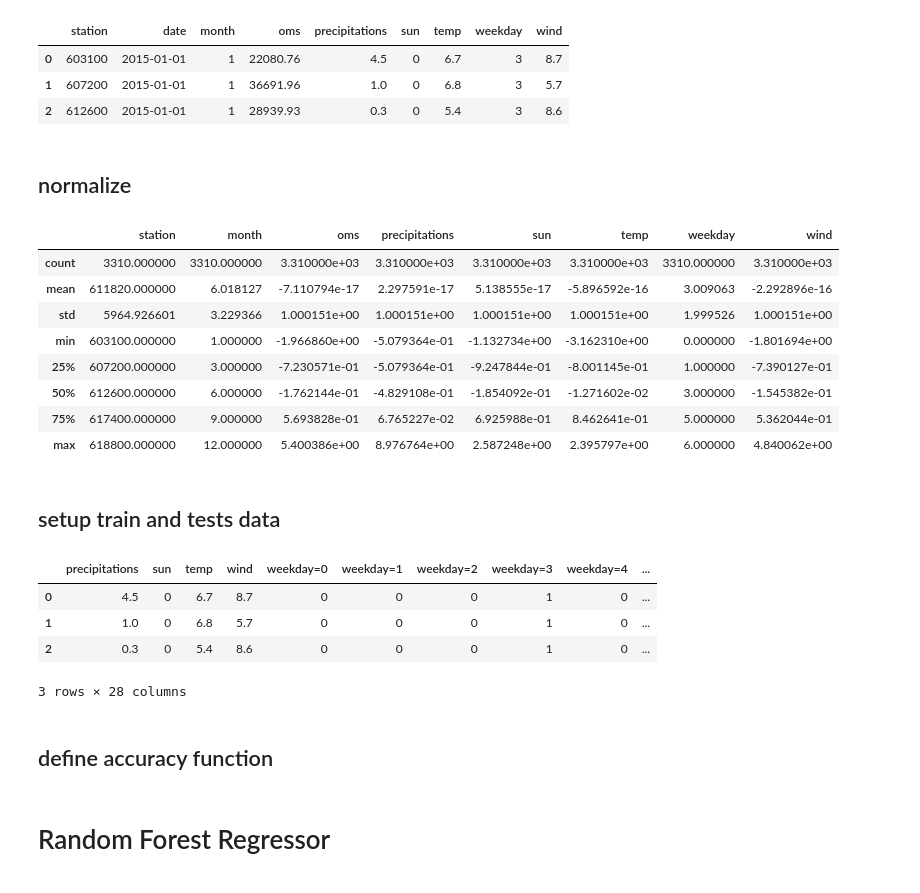
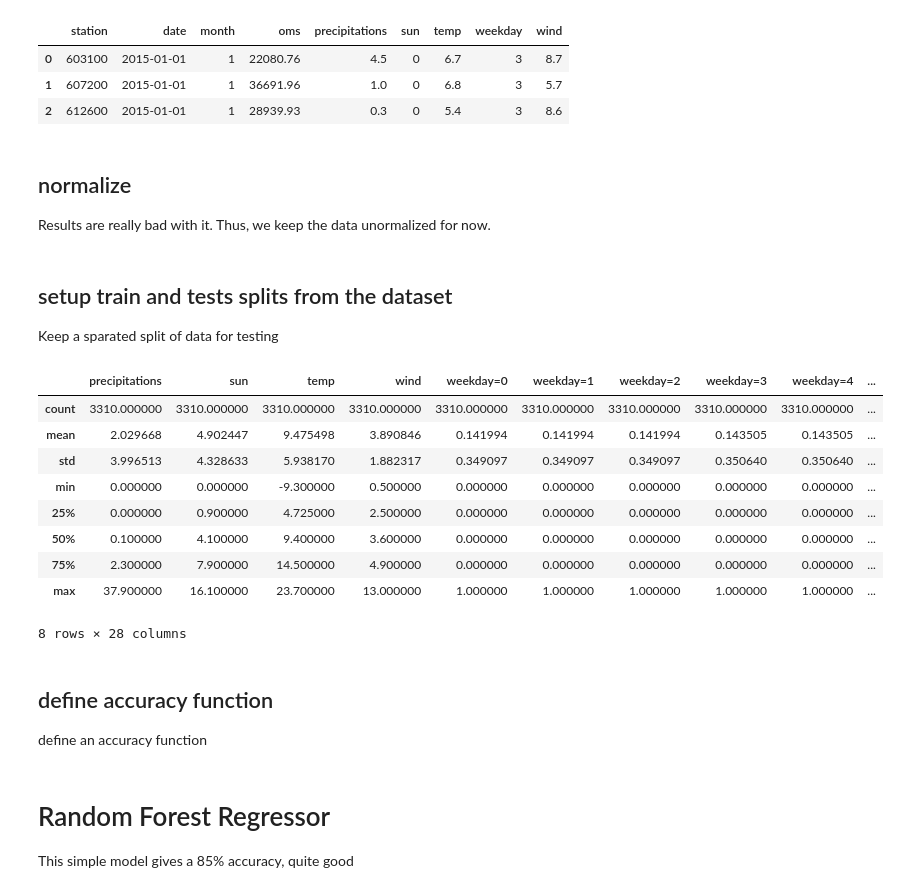
Before and after one commit to vlievin/OiX-2016---Understanding-Weather-Impact-on-Beer-Sales-in-Denmark, a Jupyter notebook: predict.ipynb, the cells around one changed output. Saved outputs shown, nothing was run; the diff lists cells and outputs as text; code cells hidden in the pictures.

```diff
--- a/predict.ipynb
+++ b/predict.ipynb
@@ -63,50 +65,49 @@ aggregated_data[:3]
 | 0 | 603100 | 2015-01-01 | 1 | 22080.76 | 4.5 | 0 | 6.7 | 3 | 8.7 |
 | 1 | 607200 | 2015-01-01 | 1 | 36691.96 | 1.0 | 0 | 6.8 | 3 | 5.7 |
 | 2 | 612600 | 2015-01-01 | 1 | 28939.93 | 0.3 | 0 | 5.4 | 3 | 8.6 |
-# %% [markdown]
-## normalize
+# %% [markdown]
+## normalize
+
+Results are really bad with it. Thus, we keep the data unormalized for now.
 # %%
-from sklearn import preprocessing
-def normalize(X):
-    mean = np.mean(X)
-    std = np.std(X)
-    return (X - mean)/std
-aggregated_data['precipitations'] = normalize(aggregated_data['precipitations'])
-aggregated_data['oms'] = normalize(aggregated_data['oms'])
-aggregated_data['wind'] = normalize(aggregated_data['wind'])
-aggregated_data['sun'] = normalize(aggregated_data['sun'])
-aggregated_data['temp'] = normalize(aggregated_data['temp'])
-aggregated_data[:3]
-aggregated_data.describe()
+#from sklearn import preprocessing
+#def normalize(X):
+#    mean = np.mean(X)
+#    std = np.std(X)
+#    return (X - mean)/std
+#aggregated_data['precipitations'] = normalize(aggregated_data['precipitations'])
+#aggregated_data['oms'] = normalize(aggregated_data['oms'])
+#aggregated_data['wind'] = normalize(aggregated_data['wind'])
+#aggregated_data['sun'] = normalize(aggregated_data['sun'])
+#aggregated_data['temp'] = normalize(aggregated_data['temp'])
+#aggregated_data[:3]
+#aggregated_data.describe()
-# %% [output]
-|  | station | month | oms | precipitations | sun | temp | weekday | wind |
-| count | 3310.000000 | 3310.000000 | 3.310000e+03 | 3.310000e+03 | 3.310000e+03 | 3.310000e+03 | 3310.000000 | 3.310000e+03 |
-| mean | 611820.000000 | 6.018127 | -7.110794e-17 | 2.297591e-17 | 5.138555e-17 | -5.896592e-16 | 3.009063 | -2.292896e-16 |
-| std | 5964.926601 | 3.229366 | 1.000151e+00 | 1.000151e+00 | 1.000151e+00 | 1.000151e+00 | 1.999526 | 1.000151e+00 |
-| min | 603100.000000 | 1.000000 | -1.966860e+00 | -5.079364e-01 | -1.132734e+00 | -3.162310e+00 | 0.000000 | -1.801694e+00 |
-| 25% | 607200.000000 | 3.000000 | -7.230571e-01 | -5.079364e-01 | -9.247844e-01 | -8.001145e-01 | 1.000000 | -7.390127e-01 |
-| 50% | 612600.000000 | 6.000000 | -1.762144e-01 | -4.829108e-01 | -1.854092e-01 | -1.271602e-02 | 3.000000 | -1.545382e-01 |
-| 75% | 617400.000000 | 9.000000 | 5.693828e-01 | 6.765227e-02 | 6.925988e-01 | 8.462641e-01 | 5.000000 | 5.362044e-01 |
-| max | 618800.000000 | 12.000000 | 5.400386e+00 | 8.976764e+00 | 2.587248e+00 | 2.395797e+00 | 6.000000 | 4.840062e+00 |
 # %% [markdown]
-## setup train and tests data
+## setup train and tests splits from the dataset
+
+Keep a sparated split of data for testing
 # %%
 features = ['month','precipitations','sun','temp','wind','weekday','station']
 data = aggregated_data[features]
 data = oneHot(data, 'weekday')
 data = oneHot(data, 'station')
 data = oneHot(data, 'month')
 features = data.columns.values
 labels = ['oms']
 X = data.as_matrix()
 y = aggregated_data[labels].values
-data[:3]
+data.describe()
 # %% [output]
 |  | precipitations | sun | temp | wind | weekday=0 | weekday=1 | weekday=2 | weekday=3 | weekday=4 | ... |
-| 0 | 4.5 | 0 | 6.7 | 8.7 | 0 | 0 | 0 | 1 | 0 | ... |
-| 1 | 1.0 | 0 | 6.8 | 5.7 | 0 | 0 | 0 | 1 | 0 | ... |
-| 2 | 0.3 | 0 | 5.4 | 8.6 | 0 | 0 | 0 | 1 | 0 | ... |
+| count | 3310.000000 | 3310.000000 | 3310.000000 | 3310.000000 | 3310.000000 | 3310.000000 | 3310.000000 | 3310.000000 | 3310.000000 | ... |
+| mean | 2.029668 | 4.902447 | 9.475498 | 3.890846 | 0.141994 | 0.141994 | 0.141994 | 0.143505 | 0.143505 | ... |
+| std | 3.996513 | 4.328633 | 5.938170 | 1.882317 | 0.349097 | 0.349097 | 0.349097 | 0.350640 | 0.350640 | ... |
+| min | 0.000000 | 0.000000 | -9.300000 | 0.500000 | 0.000000 | 0.000000 | 0.000000 | 0.000000 | 0.000000 | ... |
+| 25% | 0.000000 | 0.900000 | 4.725000 | 2.500000 | 0.000000 | 0.000000 | 0.000000 | 0.000000 | 0.000000 | ... |
+| 50% | 0.100000 | 4.100000 | 9.400000 | 3.600000 | 0.000000 | 0.000000 | 0.000000 | 0.000000 | 0.000000 | ... |
+| 75% | 2.300000 | 7.900000 | 14.500000 | 4.900000 | 0.000000 | 0.000000 | 0.000000 | 0.000000 | 0.000000 | ... |
+| max | 37.900000 | 16.100000 | 23.700000 | 13.000000 | 1.000000 | 1.000000 | 1.000000 | 1.000000 | 1.000000 | ... |
-3 rows × 28 columns
+8 rows × 28 columns
 # %%
 full_training = False
 train_ratio = 0.9
@@ -123,5 +124,7 @@ X_test = X[ idx[ int(0.8 * L)  : ]  , : ]
 y_test = y[ idx[ int(0.8 * L)  : ] , :]
 # %% [markdown]
 ## define accuracy function
+
+define an accuracy function
 # %%
 def getAcc(pred,true):
@@ -129,3 +132,5 @@ def getAcc(pred,true):
 # %% [markdown]
 # Random Forest Regressor
+
+This simple model gives a 85% accuracy, quite good
 # %%
```
Also changed, not shown: parts of 12 cells of this notebook, 2 other files.
